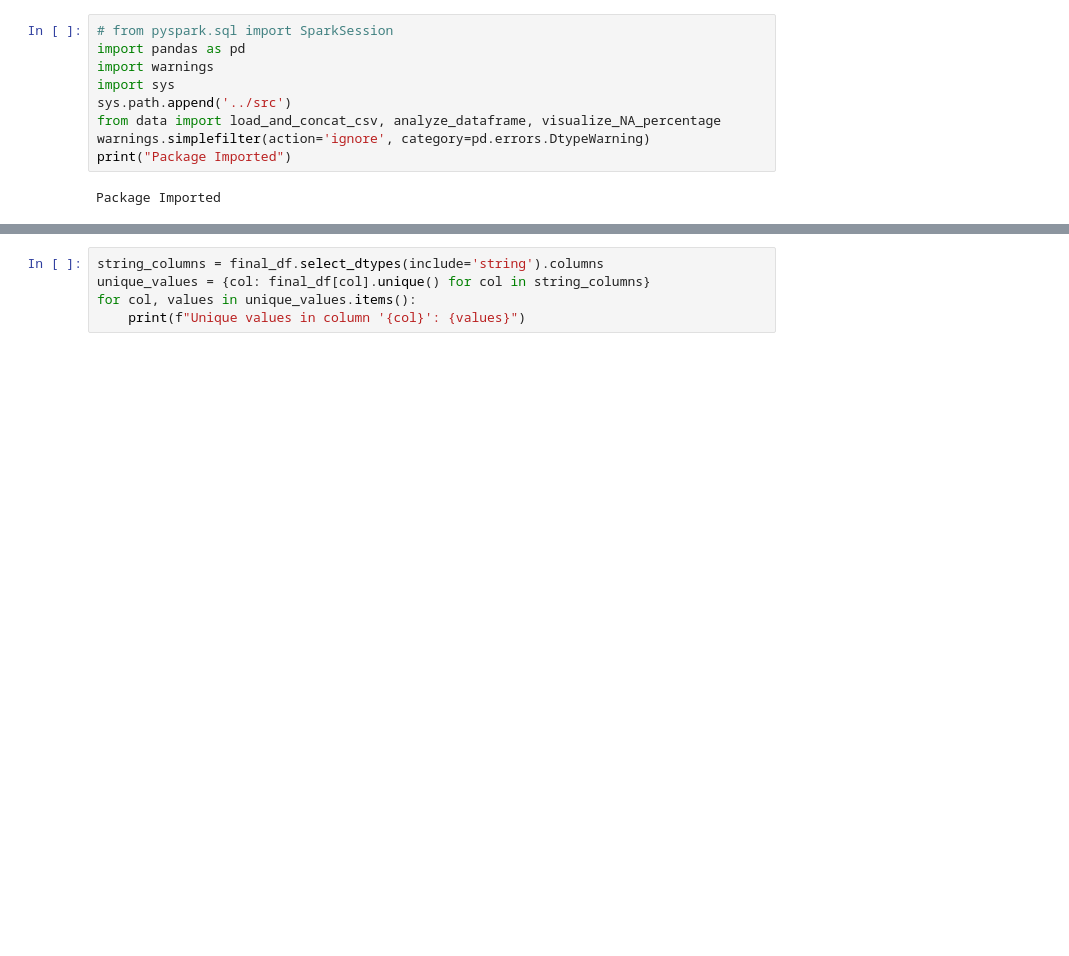
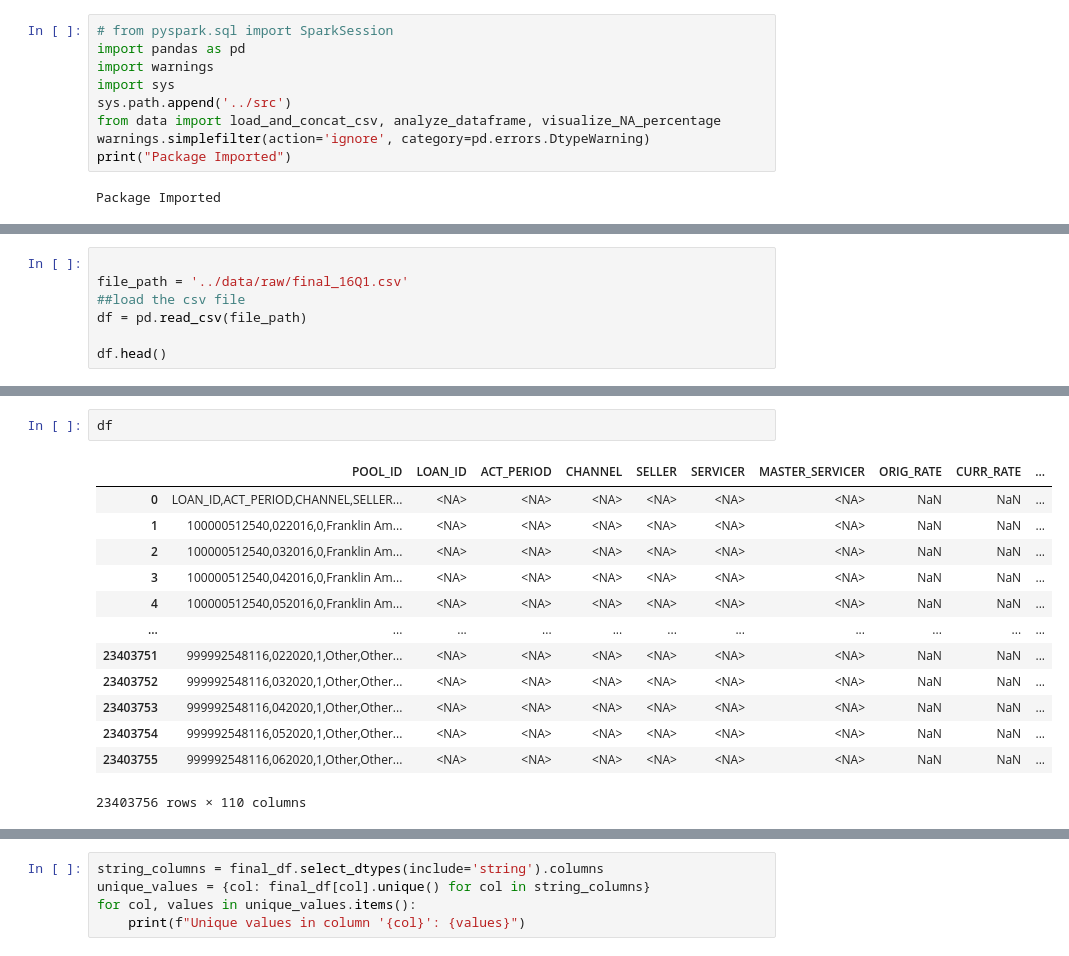
Before and after one commit to Go1vf/Mortgage-Delinquency-Risk-Model, a Jupyter notebook: notebooks/exploratory_analysis.ipynb, the cells around one changed output, grey strips where cells are left out. Cells and saved outputs as stored; diff of their text form; blank space fills up the shorter version.

Commit message:
data proprocessing

```diff
--- a/notebooks/exploratory_analysis.ipynb
+++ b/notebooks/exploratory_analysis.ipynb
@@ -119,0 +12,7 @@ final_df.head(10)
+# %%
+
+file_path = '../data/raw/final_16Q1.csv'
+##load the csv file
+df = pd.read_csv(file_path)
+
+df.head()
@@ -120,3 +27,19 @@ final_df.head(10)
+# %%
+df
+# %% [output]
+|  | POOL_ID | LOAN_ID | ACT_PERIOD | CHANNEL | SELLER | SERVICER | MASTER_SERVICER | ORIG_RATE | CURR_RATE | ... |
+| 0 | LOAN_ID,ACT_PERIOD,CHANNEL,SELLER... | <NA> | <NA> | <NA> | <NA> | <NA> | <NA> | NaN | NaN | ... |
+| 1 | 100000512540,022016,0,Franklin Am... | <NA> | <NA> | <NA> | <NA> | <NA> | <NA> | NaN | NaN | ... |
+| 2 | 100000512540,032016,0,Franklin Am... | <NA> | <NA> | <NA> | <NA> | <NA> | <NA> | NaN | NaN | ... |
+| 3 | 100000512540,042016,0,Franklin Am... | <NA> | <NA> | <NA> | <NA> | <NA> | <NA> | NaN | NaN | ... |
+| 4 | 100000512540,052016,0,Franklin Am... | <NA> | <NA> | <NA> | <NA> | <NA> | <NA> | NaN | NaN | ... |
+| ... | ... | ... | ... | ... | ... | ... | ... | ... | ... | ... |
+| 23403751 | 999992548116,022020,1,Other,Other... | <NA> | <NA> | <NA> | <NA> | <NA> | <NA> | NaN | NaN | ... |
+| 23403752 | 999992548116,032020,1,Other,Other... | <NA> | <NA> | <NA> | <NA> | <NA> | <NA> | NaN | NaN | ... |
+| 23403753 | 999992548116,042020,1,Other,Other... | <NA> | <NA> | <NA> | <NA> | <NA> | <NA> | NaN | NaN | ... |
+| 23403754 | 999992548116,052020,1,Other,Other... | <NA> | <NA> | <NA> | <NA> | <NA> | <NA> | NaN | NaN | ... |
+| 23403755 | 999992548116,062020,1,Other,Other... | <NA> | <NA> | <NA> | <NA> | <NA> | <NA> | NaN | NaN | ... |
+23403756 rows × 110 columns
 # %%
 print(final_df.columns)
 # %% [output]
```
Also changed, not shown: parts of 5 cells of this notebook, 1 other file.
